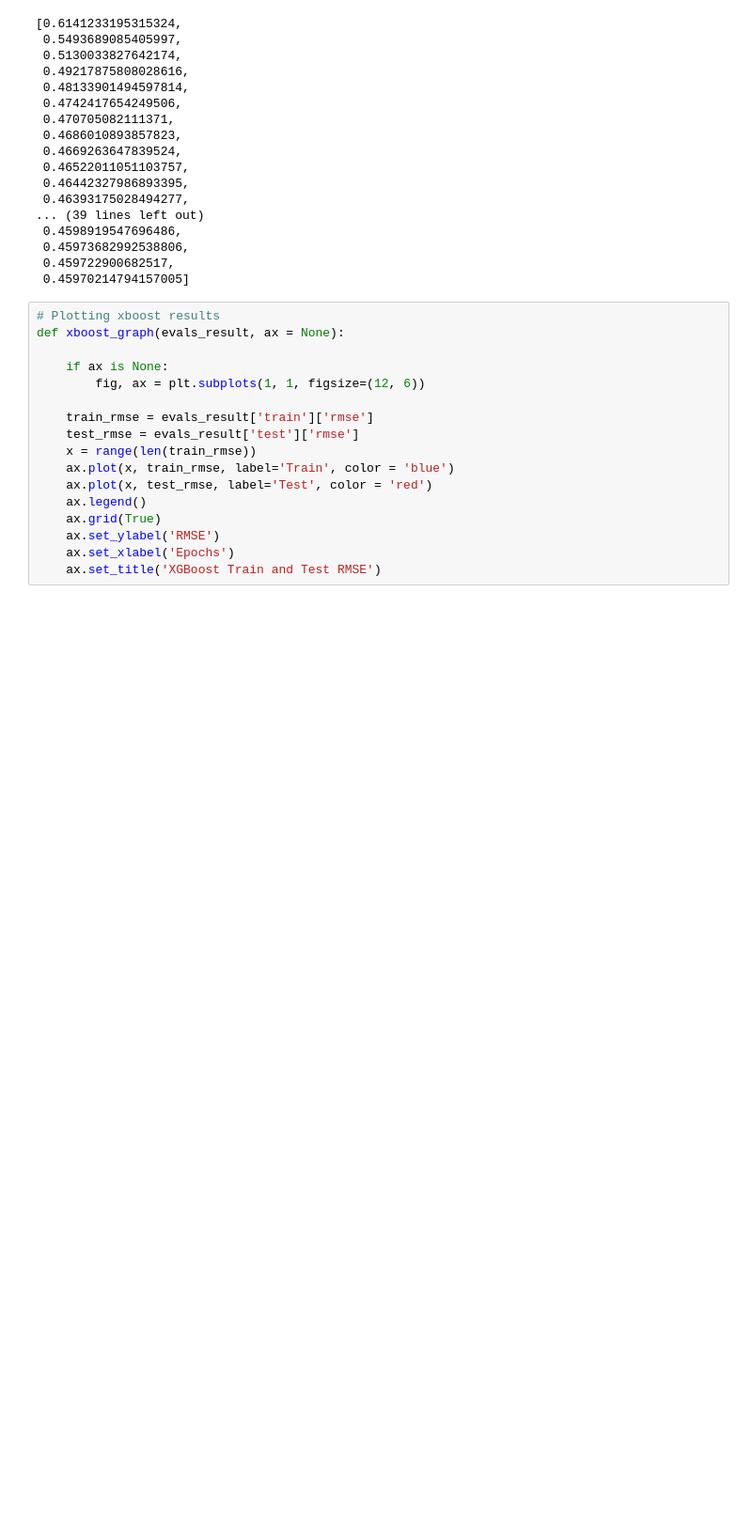
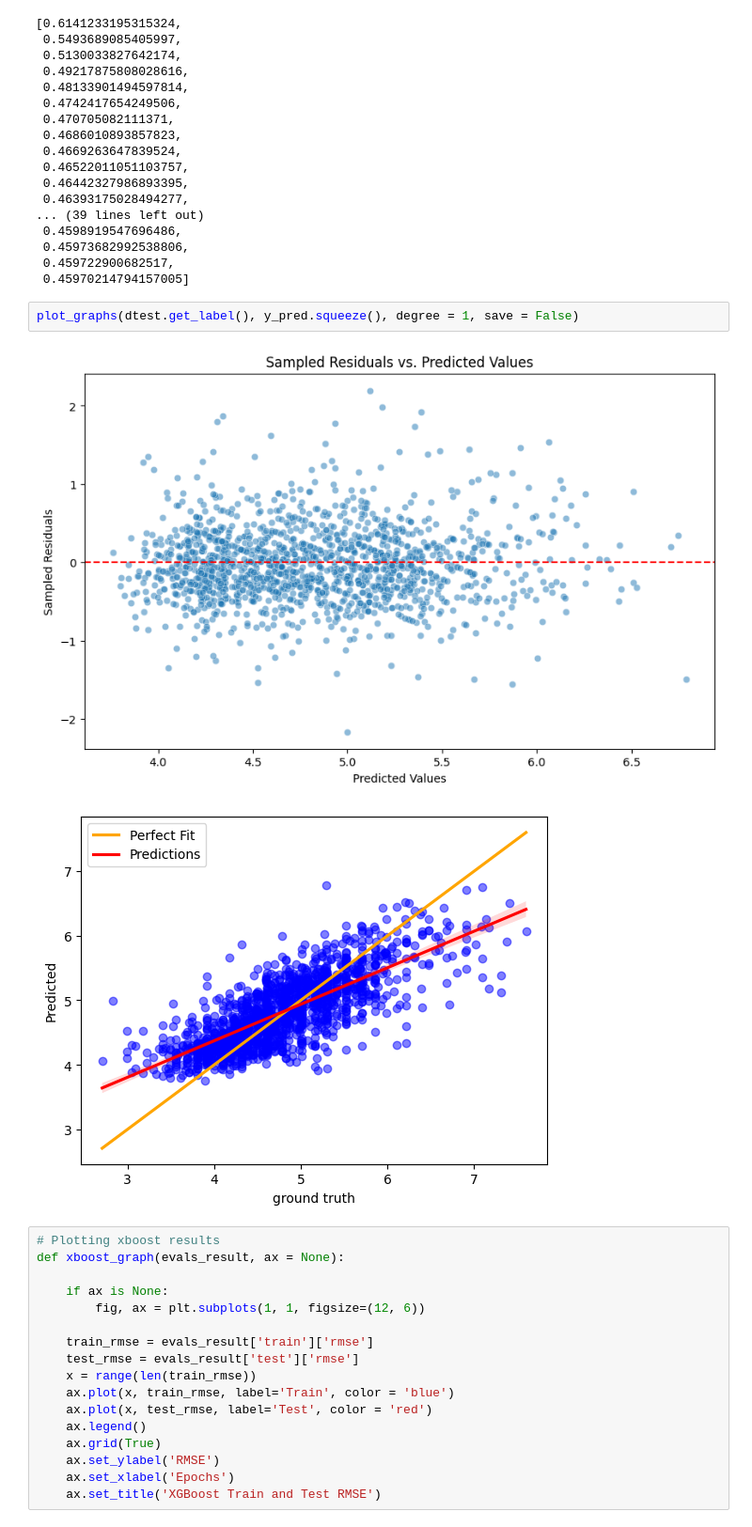
Before and after one commit to CSE151A-Project/151A-project, a Jupyter notebook: Milestone4.ipynb, the cells around one changed output. Shown at 94% size. Saved outputs shown, nothing was run; the diff lists cells and outputs as text; blank space fills up the shorter version.

```diff
--- a/Milestone4.ipynb
+++ b/Milestone4.ipynb
@@ -352,6 +424,11 @@ evals_result['test']['rmse']
  0.45973682992538806,
  0.459722900682517,
  0.45970214794157005]
+# %%
+plot_graphs(dtest.get_label(), y_pred.squeeze(), degree = 1, save = False)
+# %% [output]
+[figure, added]
+[figure, added]
 # %%
 # Plotting xboost results
 def xboost_graph(evals_result, ax = None):
```
Also changed, not shown: parts of 7 cells of this notebook.
